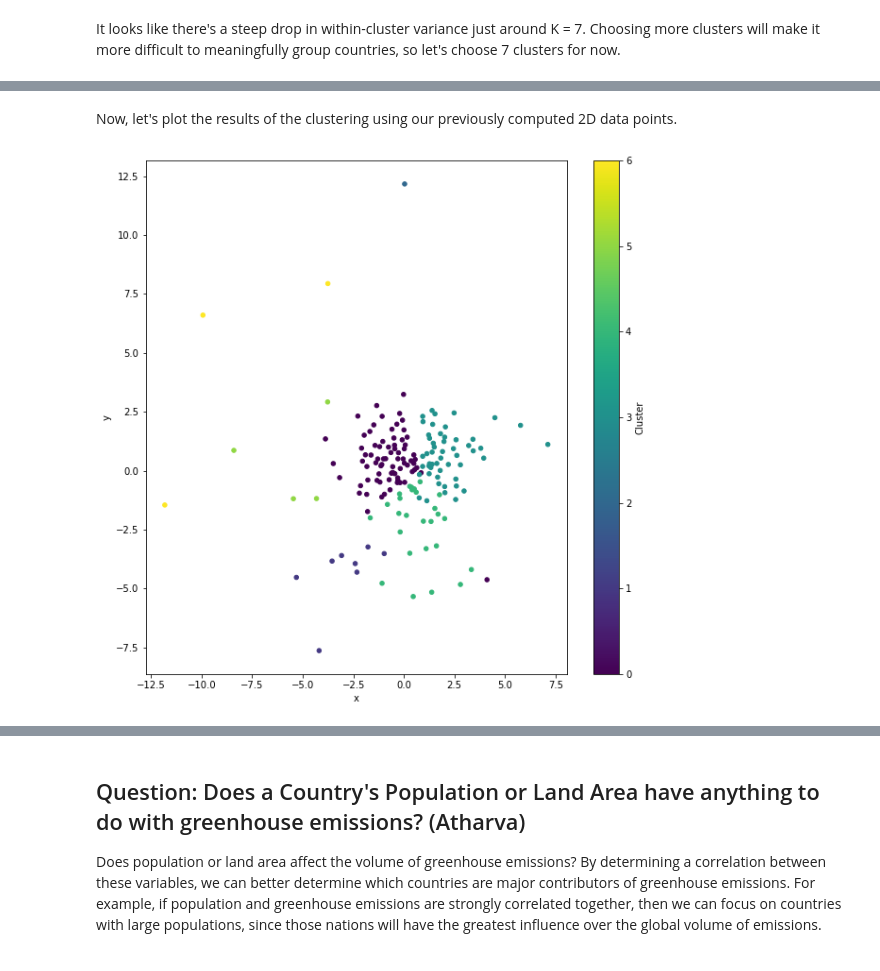
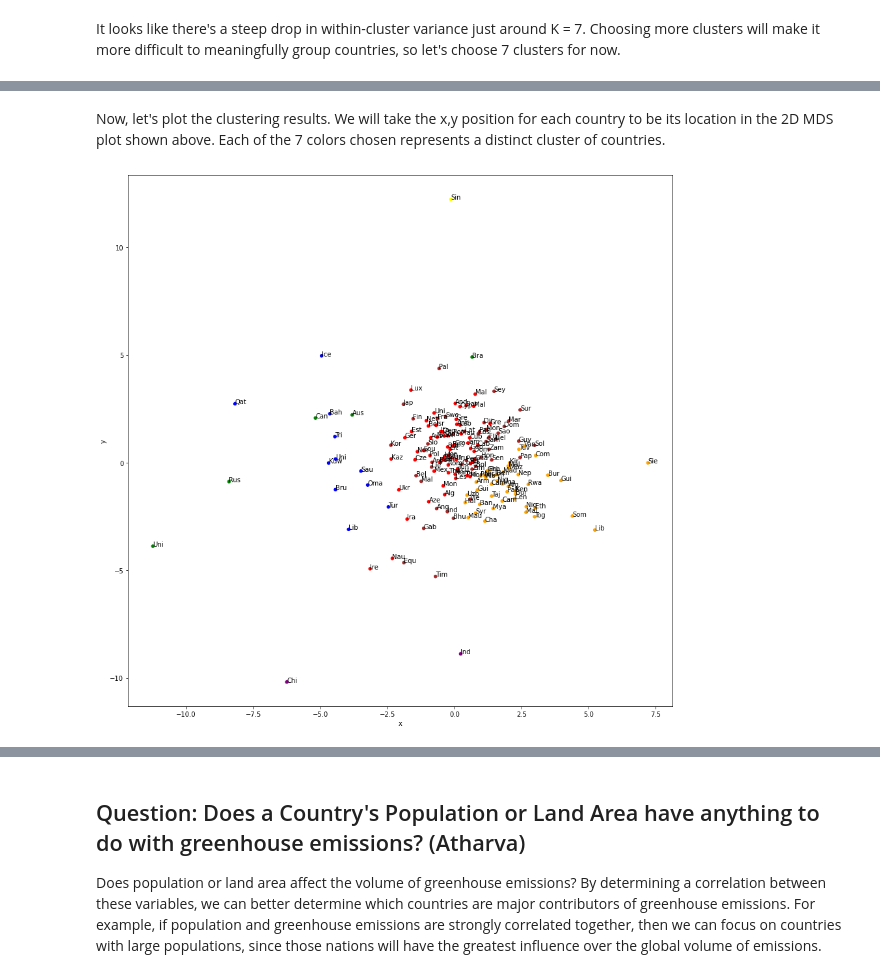
Before and after one commit to melotic/cs3654-project, a Jupyter notebook: Project3.ipynb, the cells around one changed output, grey strips where cells are left out. Cells and saved outputs as stored; diff of their text form; code cells hidden in the pictures.

Commit message:
Added Q,C sections for dim. red. and clustering section

```diff
--- a/Project3.ipynb
+++ b/Project3.ipynb
@@ -448,13 +462,13 @@ labels
 168 rows × 1 columns
-# %% [markdown]
-Now, let's plot the results of the clustering using our previously computed 2D data points.
+# %% [markdown]
+Now, let's plot the clustering results. We will take the x,y position for each country to be its location in the 2D MDS plot shown above. Each of the 7 colors chosen represents a distinct cluster of countries.
 # %%
 data2DClustered = data2D.join(labels.Cluster)
-ax = data2DClustered.plot.scatter('x', 'y', c='Cluster', colormap=plt.cm.viridis, figsize=(10, 10), sharex=False)
+
+clusterColors = {0:"red", 1:"orange", 2:"yellow", 3:"green", 4:"blue", 5:"purple", 6:"brown"}
+ax = data2DClustered.plot.scatter('x', 'y', c=data2DClustered.Cluster.replace(clusterColors), colormap=plt.cm.viridis, figsize=(15,15), sharex=False)
 # ax.axis('scaled')
-# for i,r in data2D.iterrows():
-#     ax.text(r.x, r.y, i)
-
-# TODO: Distinct colors. Explain that the plot is the same as 2D MDS plot.
+for i,r in data2D.iterrows():
+    ax.text(r.x, r.y, i[0:3])
 # %% [output]
-[figure, old version]
+[figure, new version]
```
Also changed, not shown: parts of 14 cells of this notebook.
